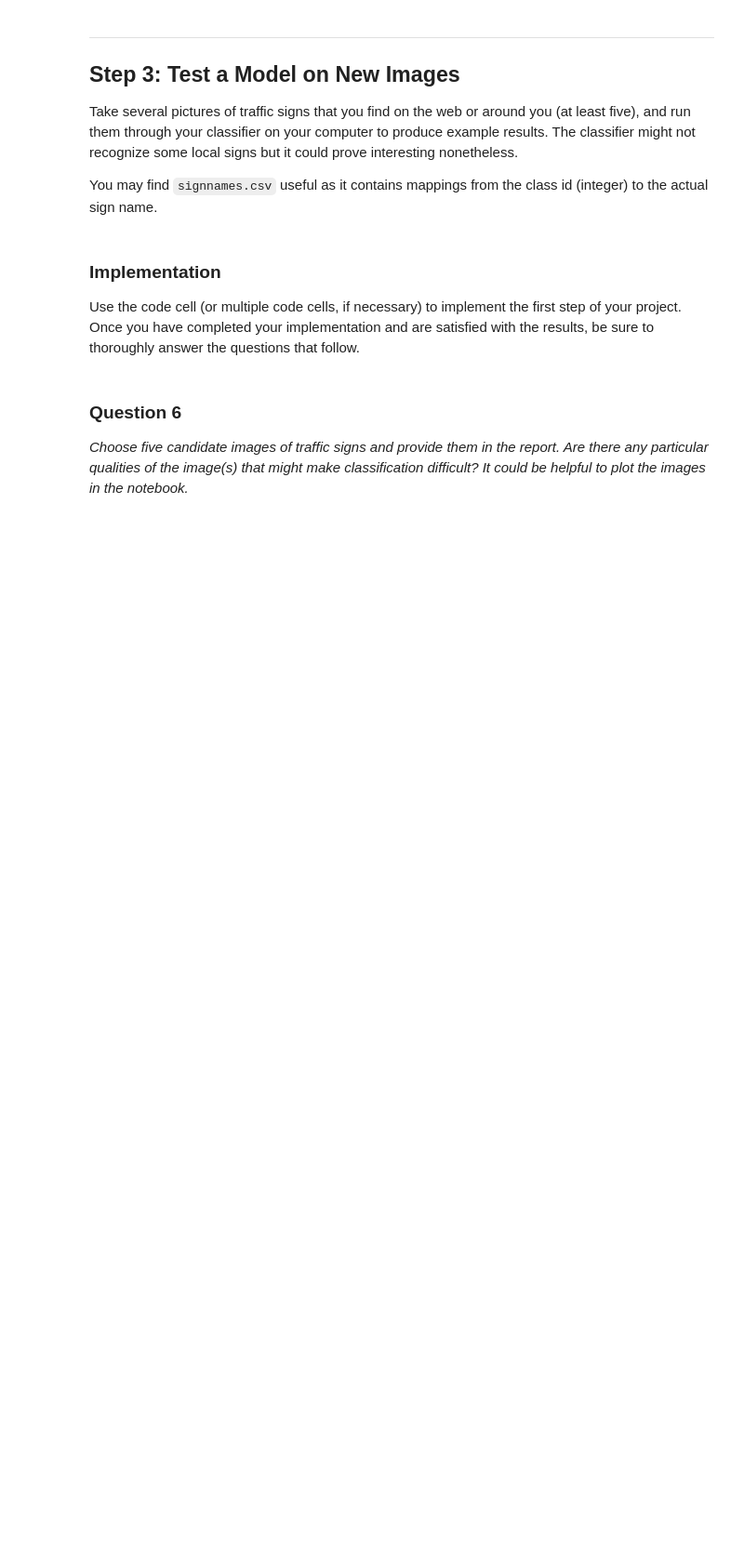
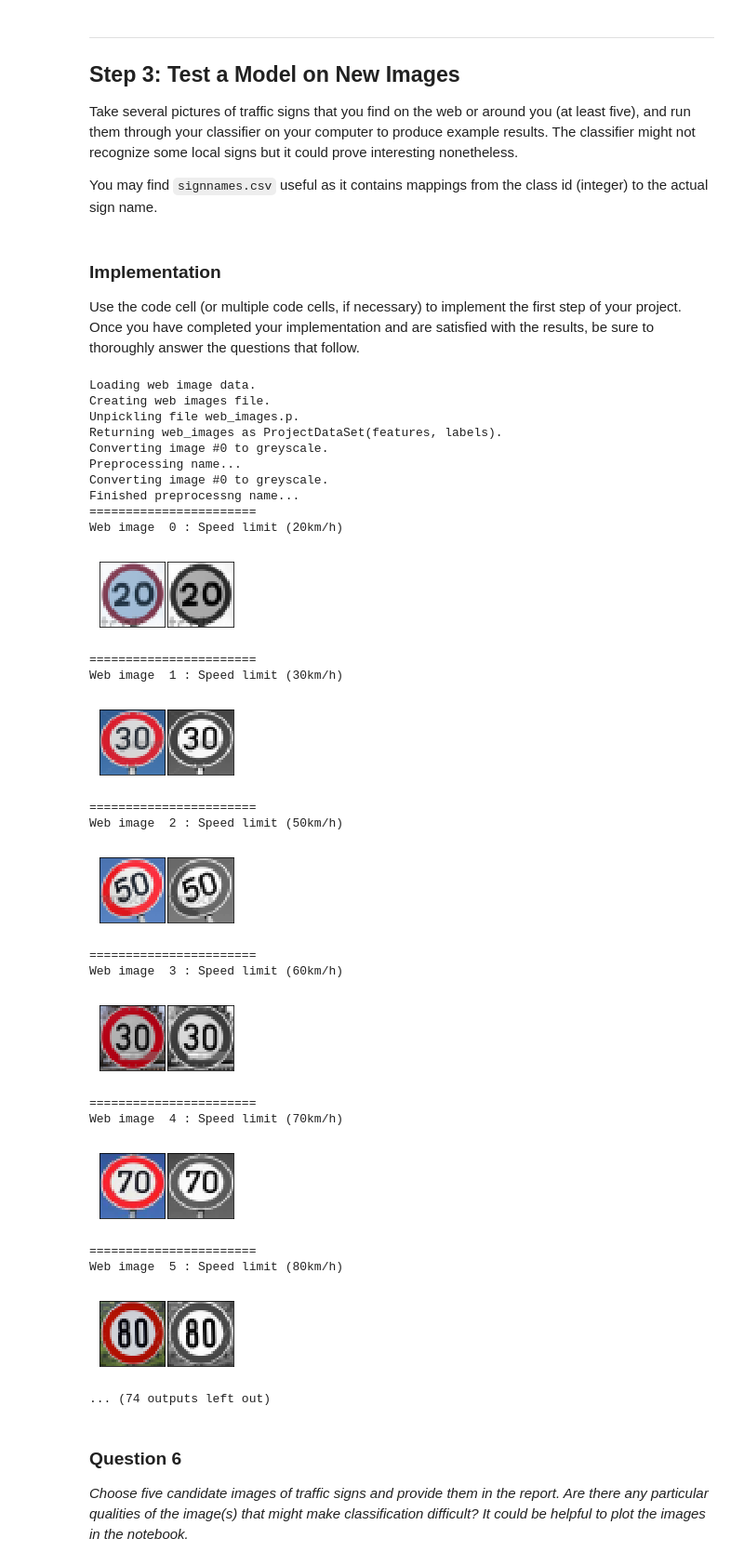
Before and after one commit to kyle-dorman/CarND-Traffic-Sign-Classifier-Project, a Jupyter notebook: iterations/Traffic_Sign_Classifier_3.ipynb, the cells around one changed output. Shown at 93% size. Saved outputs shown, nothing was run; the diff lists cells and outputs as text; code cells hidden in the pictures; blank space fills up the shorter version.

```diff
--- a/iterations/Traffic_Sign_Classifier_3.ipynb
+++ b/iterations/Traffic_Sign_Classifier_3.ipynb
@@ -694,30 +760,58 @@ Use the code cell (or multiple code cells, if necessary) to implement the first
 # %%
 ### Load the images and plot them here.
 import matplotlib.pyplot as plt
 %matplotlib inline
 from reusable import web_images_loader
 
-DISPLAY = False
+DISPLAY = True
 
 def plot_web_images(web_images, web_image_labels, grey_web_images):
   for i in range(len(web_images)):
     print("=======================")
     print("Web image ", web_image_labels[i], ":", sign_dict[str(web_image_labels[i])])
     fig = plt.figure(figsize = (2, 1))
     fig.subplots_adjust(left = 0, right = 1, bottom = 0, top = 1, hspace = 0.05, wspace = 0.05)
     axis1 = fig.add_subplot(1, 2, 1, xticks=[], yticks=[])
     axis2 = fig.add_subplot(1, 2, 2, xticks=[], yticks=[])
     axis1.imshow(web_images[i].squeeze())
     axis2.imshow(grey_web_images[i].squeeze(), cmap='gray')
     plt.show()
 
 if DISPLAY:
   web_images = web_images_loader.load()
   web_image_labels = web_images.labels
   web_images = web_images.features
   grey_web_images = preprocessor.to_greyscale(web_images)
   X_web_image_data, y_web_image_data = preprocessor.preprocess(web_images, web_image_labels)
   plot_web_images(web_images, web_image_labels, grey_web_images)
+# %% [output]
+Loading web image data.
+Creating web images file.
+Unpickling file web_images.p.
+Returning web_images as ProjectDataSet(features, labels).
+Converting image #0 to greyscale.
+Preprocessing name...
+Converting image #0 to greyscale.
+Finished preprocessng name...
+=======================
+Web image  0 : Speed limit (20km/h)
+[figure, added]
+=======================
+Web image  1 : Speed limit (30km/h)
+[figure, added]
+=======================
+Web image  2 : Speed limit (50km/h)
+[figure, added]
+=======================
+Web image  3 : Speed limit (60km/h)
+[figure, added]
+=======================
+Web image  4 : Speed limit (70km/h)
+[figure, added]
+=======================
+Web image  5 : Speed limit (80km/h)
+[figure, added]
+... (74 outputs left out)
 # %% [markdown]
 ### Question 6
 
```
Also changed, not shown: parts of 8 cells of this notebook, 6 other files.
